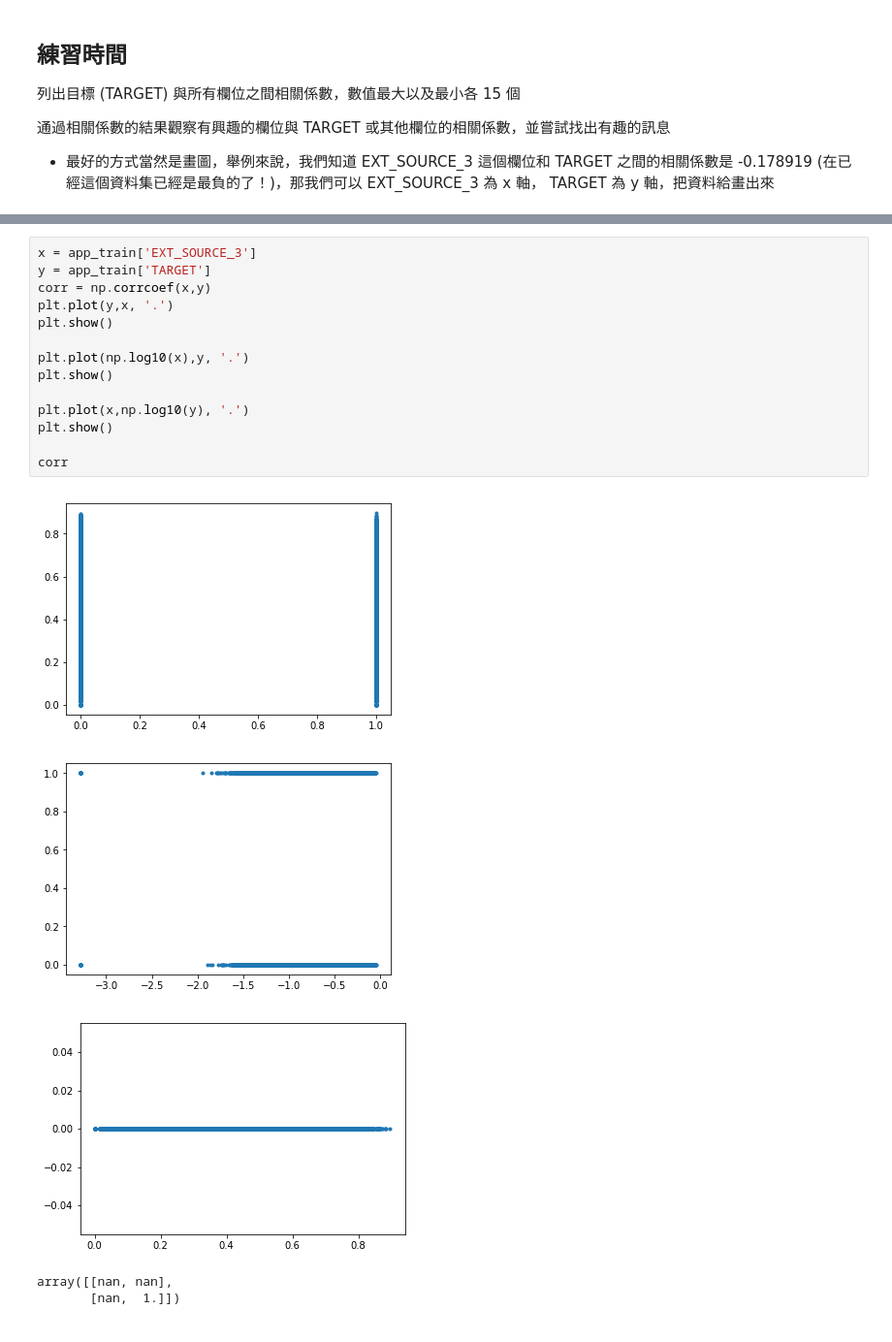
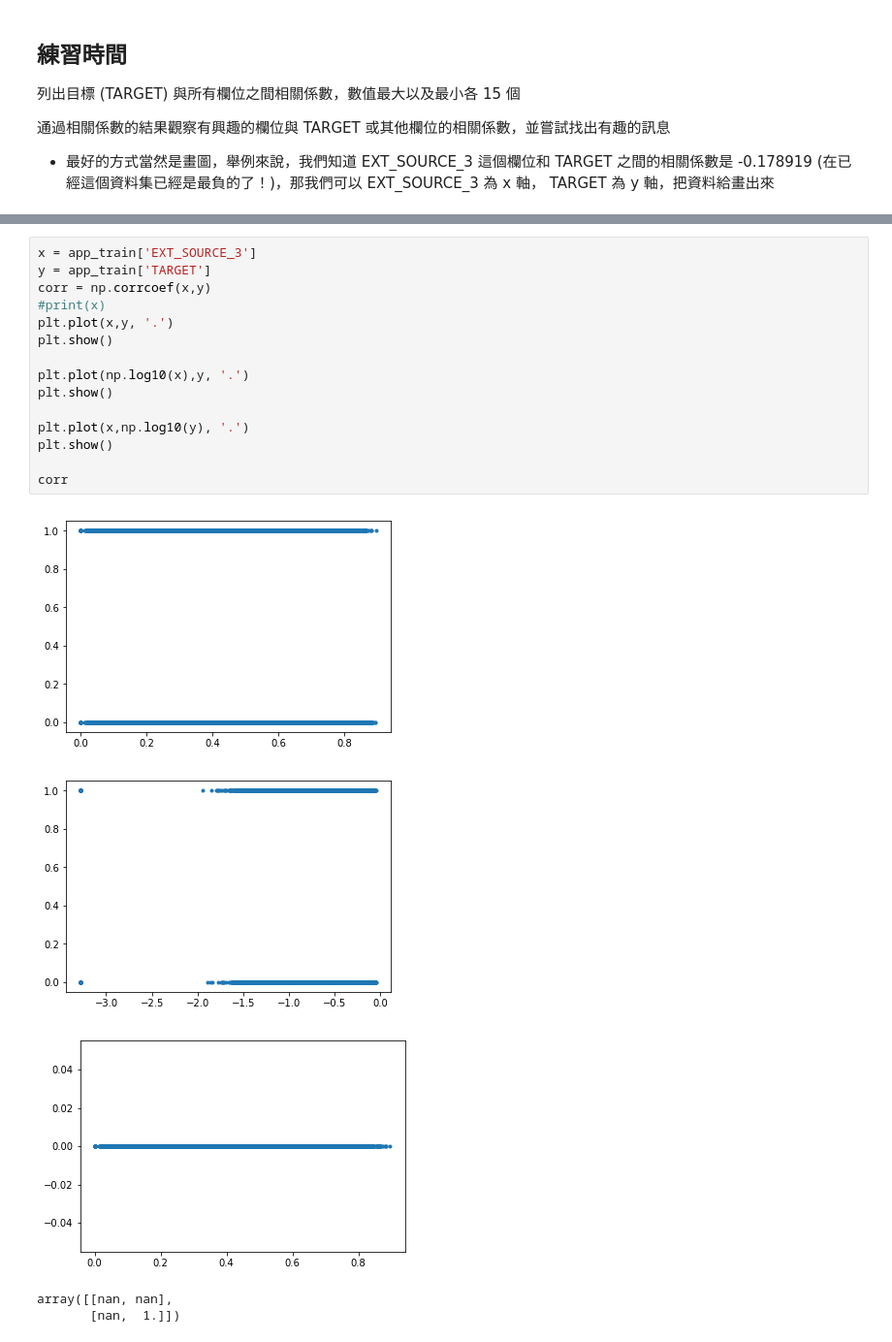
Before and after one commit to YanChengZhu1123/2nd-ML100Days, a Jupyter notebook: homework/Day_010_HW.ipynb, the cells around one changed output, grey strips where cells are left out. Shown: that part at 97% size. Cells and saved outputs as stored; diff of their text form.

```diff
--- a/homework/Day_010_HW.ipynb
+++ b/homework/Day_010_HW.ipynb
@@ -127,19 +127,20 @@ Name: TARGET, dtype: float64
 # %%
 x = app_train['EXT_SOURCE_3']
 y = app_train['TARGET']
 corr = np.corrcoef(x,y)
-plt.plot(y,x, '.')
+#print(x)
+plt.plot(x,y, '.')
 plt.show()
 
 plt.plot(np.log10(x),y, '.')
 plt.show()
 
 plt.plot(x,np.log10(y), '.')
 plt.show()
 
 corr
 # %% [output]
-[figure, old version]
+[figure, new version]
 [figure]
 [figure]
 array([[nan, nan],
```
